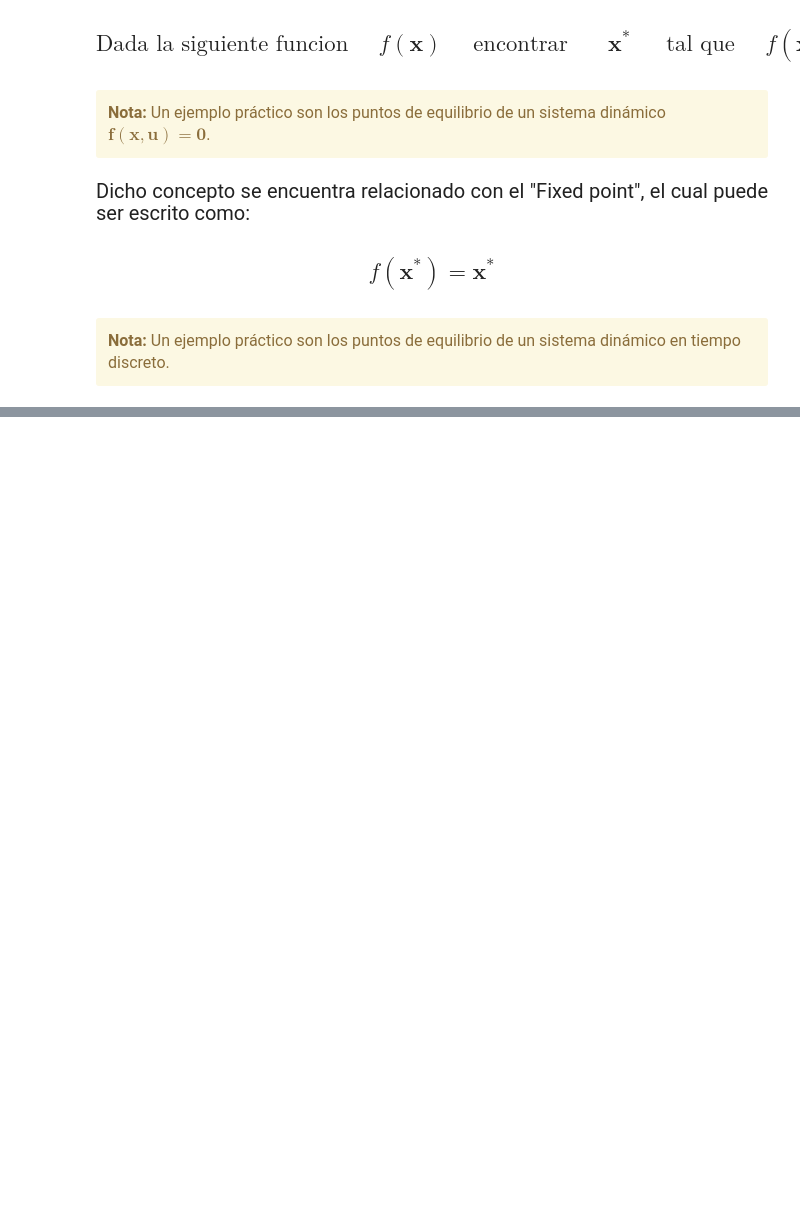
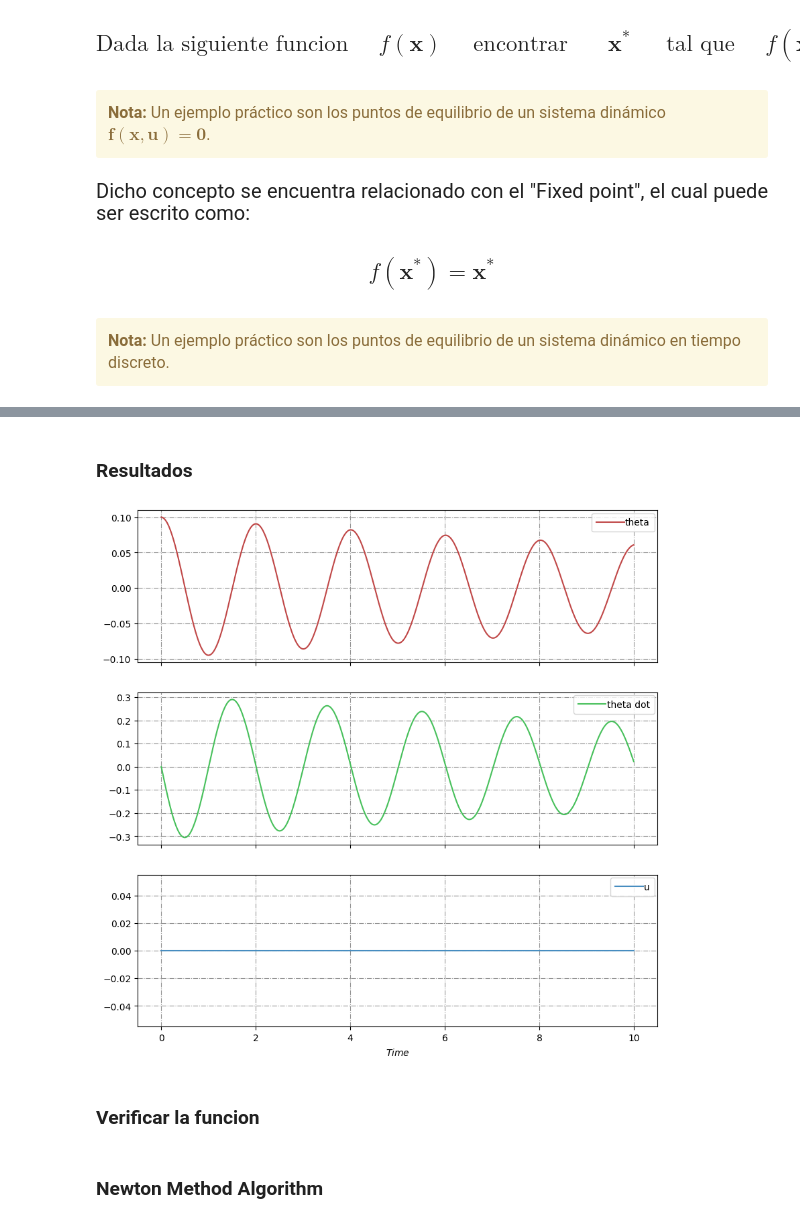
Before and after one commit to lfrecalde1/Optimization_Course, a Jupyter notebook: Optimization/Optimization.ipynb, the cells around one changed output, grey strips where cells are left out. Drawn from its saved outputs; the diff is of its cells as text; code cells hidden in the pictures; blank space fills up the shorter version.

```diff
--- a/Optimization/Optimization.ipynb
+++ b/Optimization/Optimization.ipynb
@@ -125,0 +301,42 @@ from casadi import vertcat
+# %%
+def simulation(ts: float, tf: float, x0: np.ndarray, f):
+    # Function which computes the simulation of the pendulum.
+    # INPUT
+    # x0                                          - initial state of the system
+    # ts                                          - sample time
+    # tf                                          - final time simulation
+    # OUTPUT
+    # x                                          - vector of the states of the system
+    # u                                          - vector of the control actions of the system
+    # t                                          - vector of the simulation time
+
+    # Vector of the time
+    t = np.arange(0, tf + ts, ts, dtype=np.double)
+
+    # System States
+    x = np.zeros((2, t.shape[0]+1), dtype = np.double)
+    x[:, 0] = x0
+
+    # System control actions
+    u = np.zeros((1, t.shape[0]), dtype = np.double)
+
+    # Simulation
+    for k in range(0, t.shape[0]):
+        x[:, k+1], _ = f(x[:, k],  u[:, k], ts)
+    return x, u, t
+# %% [markdown]
+### Resultados
+# %%
+# Time definition
+ts = 0.01
+tf = 10
+# System States
+x0 = np.array([0.1, 0])
+# Simulation of the system
+x, u, t = simulation(ts, tf, x0, backward_euler_fixed_point)
+# %%
+plot_results(x, u, t)
+# %% [output]
+[figure, added]
+# %% [markdown]
+### Verificar la funcion
@@ -125,0 +351,2 @@ from casadi import vertcat
+# %% [markdown]
+### Newton Method Algorithm
```
Also changed, not shown: parts of 46 cells of this notebook, 1 other file.
